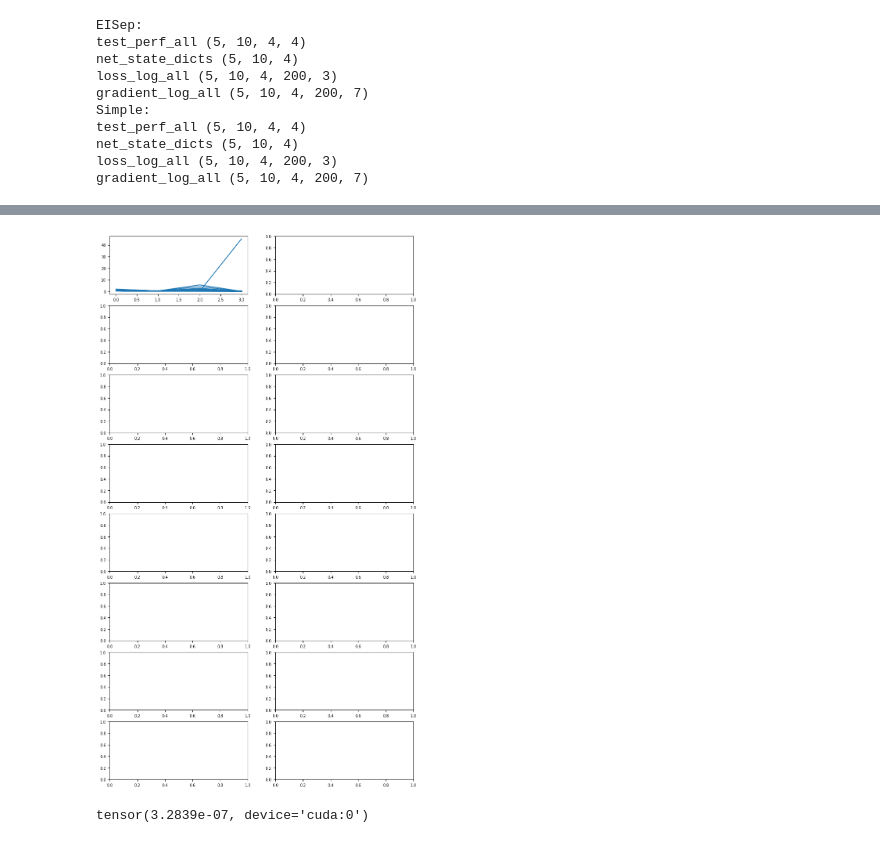
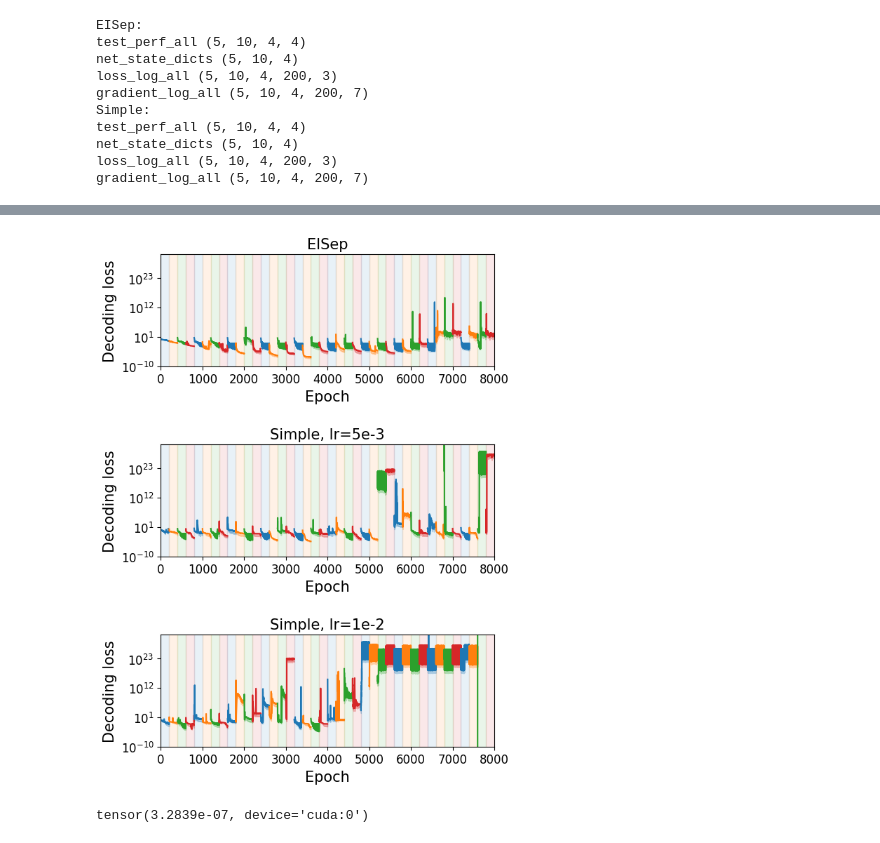
Before and after one commit to NeuroAIHub/EISep, a Jupyter notebook: docs/examples/supervised_sequential_learning.ipynb, the cells around one changed output, grey strips where cells are left out. Cells and saved outputs as stored; diff of their text form; code cells hidden in the pictures.

```diff
--- a/docs/examples/supervised_sequential_learning.ipynb
+++ b/docs/examples/supervised_sequential_learning.ipynb
@@ -240,12 +244,18 @@ def multiple_train(model_name, lr):
     return info
 # %%
-# model_names = ['entryei']
-model_names = ['dbpn', 'colei_sgd', 'colei_adam', 'dann_sgd', 'dann_adam']
-# lr = [1e-2]
-lr = 1e-2
+import os
+model_names = ['absolute_eisep', ]
+# model_names = ['dbpn', 'colei_sgd', 'colei_adam', 'dann_sgd', 'dann_adam', 'absolute_eisep']
+
+lrs = [1e-2]
+# lrs = [5e-3]
 # model_names = ['eisep']
 for i, model_name in enumerate(model_names):
     print(model_name)
-    multiple_train(model_name, lr)
+    info = multiple_train(model_name, lrs[i])
+    path = f'./result/continual_learning/lr{lrs[i]}_{model_name}_info.pkl'
+    os.makedirs(os.path.dirname(path), exist_ok=True)
+    with open(path, 'wb') as f:
+        pkl.dump(info, f)
 raise ValueError('stop here')
 # %% [output]
@@ -496,9 +478,9 @@ plt.subplots_adjust(hspace=0.7)
 fig, ax = plt.subplots(1,1, figsize=(3,2))
 task_names = ["Go", "Delay Go", "Anti", "Delay Anti"]
 for i in range(len(envs)):
-        ax.plot(np.zeros((1,)), label=task_names[i], color=colors[i], alpha=1, linewidth=10)
+        ax.plot(np.zeros((1,)), label=task_names[i], color=task_colors[i], alpha=1, linewidth=10)
 ax.legend(fontsize=fontsize+5, loc='center right', framealpha=1, shadow=False, markerscale=1, frameon=False)
 ax.axis('off')
-plt.savefig('./output/sequential_legend.png', dpi=500)
+plt.savefig('./output/continual_learning/continual_learning_legend.png', dpi=500)
 plt.show()
 # %% [output]
@@ -506,44 +488,72 @@ plt.show()
 # %%
 # from docs.examples.net import eisep
 
+eisep_info = infos[0]
+simple_info = infos[1]
+n_seed = test_perfs[0].shape[0]
+n_repeat_times = test_perfs[0].shape[1]
+loss_idx = 1
+# n_seed = test_perf_EI_all.shape[0]
 
-loss_idx = 1
-n_seed = test_perf_EI_all.shape[0]
-
+# loss: [n_seed, n_repeat_times, n_train_envs, n_epoch, 3]
 loss_log_ei = eisep_info['loss_log_all'][...,loss_idx]
 loss_log_simple = simple_info['loss_log_all'][...,loss_idx]
+# print(loss_log_ei.shape, loss_log_simple.shape)
 gradient_log_ei = eisep_info['gradient_log_all'][...,0]
 gradient_log_simple = simple_info['gradient_log_all'][...,0]
-n_env = loss_log_ei.shape[1]
-n_epoch = loss_log_ei.shape[2]
-
+n_repeat_times = loss_log_ei.shape[1]
+n_env = loss_log_ei.shape[2]
+n_epoch = loss_log_ei.shape[3]
 # loss_log_ei = loss_log_ei_origin.reshape(n_seed, -1)
 # loss_log_simple = loss_log_simple_origin.reshape(n_seed, -1)
 
-def plot_multiphase_log(log, n_env, n_epoch, ax, ylabel, title):
+def plot_multiphase_log(log, n_env, n_epoch, n_repeat_times, ax, ylabel, title):
+    assert log.shape == (n_seed, n_repeat_times, n_env, n_epoch)
+    # log = log.reshape(n_seed*n_repeat_times, n_env, n_epoch)
+    fontsize = 15
+    log = np.where(np.isnan(log),0,log)
     mean_log = np.mean(log, axis=0)
-    std_log = np.std(log, axis=0)
-    for i in range(n_env):
-        ax.plot(np.arange(i*n_epoch, (i+1)*n_epoch), mean_log[i], label=f'Env {i+1}', color=colors[i])
-        ax.fill_between(np.arange(i*n_epoch, (i+1)*n_epoch), mean_log[i]-std_log[i], mean_log[i]+std_log[i], color=colors[i], alpha=0.3)
-        ax.fill_betweenx([mean_log.min()/1e3, mean_log.max()], i*n_epoch, (i+1)*n_epoch, color=colors[i], alpha=0.1)
-    ax.set_xlabel('Epoch')
-    ax.set_ylabel(ylabel)
-    ax.set_title(title)
-    ax.legend()
+    std_log = np.std(log, axis=0)/np.sqrt(log.shape[0])
+    for i in range(n_repeat_times):
+        for j in range(n_env):
+            idx = i*n_env+j
+            ax.plot(np.arange(idx*n_epoch, (idx+1)*n_epoch), mean_log[i,j], label=f'Env {i+1}', color=task_colors[j])
+            ax.fill_between(np.arange(idx*n_epoch, (idx+1)*n_epoch), mean_log[i,j]-std_log[i,j], mean_log[i,j]+std_log[i,j], color=task_colors[j], alpha=0.3)
+            ax.fill_betweenx([1e-10, 1e32], idx*n_epoch, (idx+1)*n_epoch, color=task_colors[j], alpha=0.1)
+    # for j in range(n_env):
+        # ax.plot(np.arange(j*n_epoch, (j+1)*n_epoch), mean_log[j], label=f'Env {i+1}', color=task_colors[j])
+        # ax.fill_between(np.arange(j*n_epoch, (j+1)*n_epoch), mean_log[j]-std_log[j], mean_log[j]+std_log[j], color=task_colors[j], alpha=0.3)
+        # ax.fill_betweenx([mean_log.min()/1e3, mean_log.max()], j*n_epoch, (j+1)*n_epoch, color=task_colors[j], alpha=0.1)
+    ax.set_xlabel('Epoch', fontsize=fontsize)
+    ax.set_ylabel(ylabel, fontsize=fontsize)
+    ax.set_title(title, fontsize=fontsize)
+    ax.set_xlim(0,n_repeat_times*n_env*n_epoch)
+    ax.tick_params(labelsize=fontsize-3)
+    # ax.set_xlim(0,n_env*n_epoch)
+    # ax.legend()
     ax.set_yscale('log')
-    ax.set_ylim([1e-10, 1e8])
+    ax.set_ylim([1e-10, 1e32])
     return
 
-fig, ax = plt.subplots(8, 2, figsize=(10, 18))
+# fig, ax = plt.subplots(8, 2, figsize=(10, 18))
+fig, ax = plt.subplots(3,1, figsize=(6, 8))
 ax = ax.flatten()
-plot_multiphase_log(loss_log_ei, n_env, n_epoch, ax[0], 'Decoding loss', 'EI')
-plot_multiphase_log(loss_log_simple, n_env, n_epoch, ax[1], 'Decoding loss', 'Simple')
-titles = ['Input weight', 'Input bias', 'Recurrent weight', 'Recurrent bias', 'Output weight', 'Output bias', 'E/I mask']
-for i in range(7):
-    plot_multiphase_log(eisep_info['gradient_log_all'][...,i], n_env, n_epoch, ax[2+i*2], 'Gradient norm', titles[i])
-    plot_multiphase_log(simple_info['gradient_log_all'][...,i], n_env, n_epoch, ax[3+i*2], 'Gradient norm', titles[i])
+# print(loss_log_simple)
+titles = ['EISep', 'Simple, lr=5e-3', 'Simple, lr=1e-2']
+for i, info in enumerate(infos):
+    loss_log = info['loss_log_all'][...,loss_idx]
+    plot_multiphase_log(loss_log, n_env, n_epoch, n_repeat_times, ax[i], 'Decoding loss', titles[i])
+# plot_multiphase_log(loss_log_ei, n_env, n_epoch, n_repeat_times, ax[0], 'Decoding loss', 'EISep')
+# plot_multiphase_log(loss_log_simple, n_env, n_epoch, n_repeat_times, ax[1], 'Decoding loss', 'Simple')
+# titles = ['Input weight', 'Input bias', 'Recurrent weight', 'Recurrent bias', 'Output weight', 'Output bias', 'E/I mask']
+# for i in range(7):
+#     plot_multiphase_log(eisep_info['gradient_log_all'][...,i], n_env, n_epoch, n_repeat_times, ax[2+i*2], 'Gradient norm', titles[i])
+#     plot_multiphase_log(simple_info['gradient_log_all'][...,i], n_env, n_epoch, n_repeat_times, ax[3+i*2], 'Gradient norm', titles[i])
 
 plt.tight_layout()
-plt.show()
+plt.subplots_adjust(hspace=0.7)
+# plt.show()
+
+figpath = './output/continual_learning/continual_learning_loss.png'
+savefig(figpath)
 # %% [output]
@@ -551,4 +561,4 @@ ValueError: 'y1' is not 1-dimensional
-[figure, old version]
+[figure, new version]
 # %%
 eisep_state_dicts = eisep_info['net_state_dicts']
 simple_state_dicts = simple_info['net_state_dicts']
```
Also changed, not shown: parts of 10 cells of this notebook, 15 other files.
